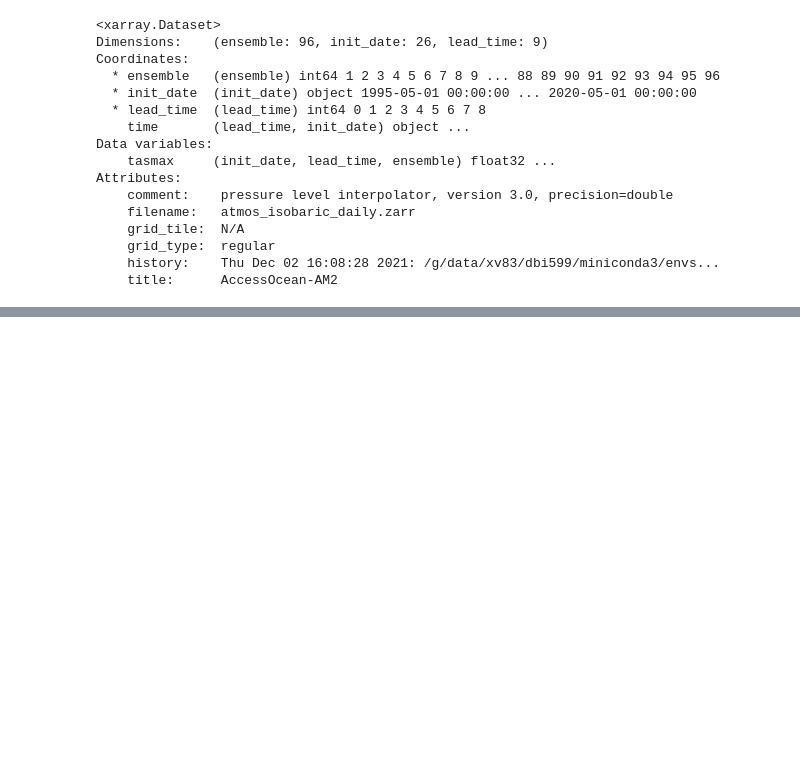
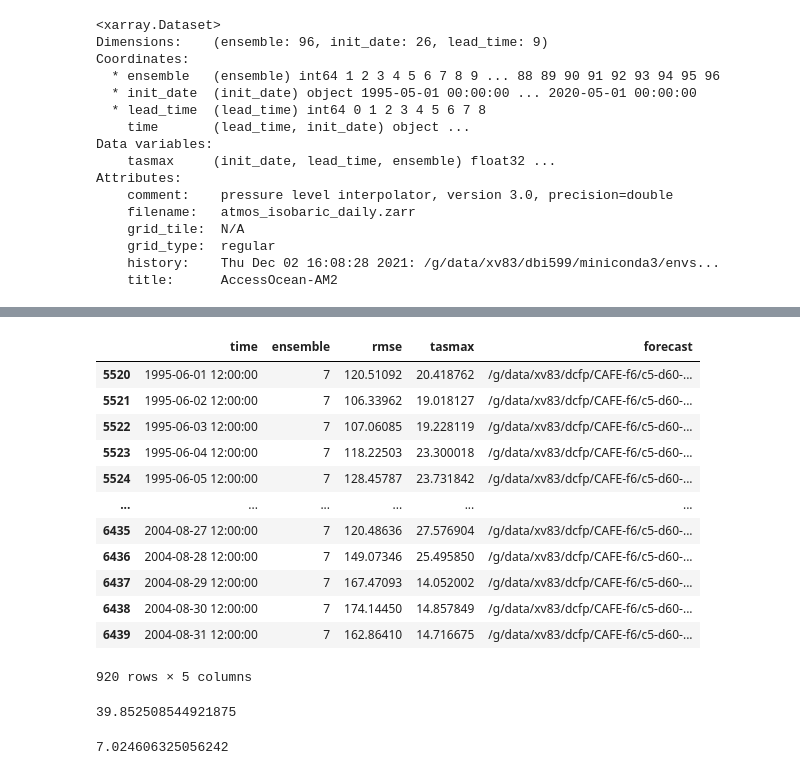
Before and after one commit to DamienIrving/seatac-txx, a Jupyter notebook: soil_moisture.ipynb, the cells around one changed output, grey strips where cells are left out. Drawn from its saved outputs; the diff is of its cells as text; code cells hidden in the pictures; blank space fills up the shorter version.

```diff
--- a/soil_moisture.ipynb
+++ b/soil_moisture.ipynb
@@ -124,0 +145,6 @@ plt.show()
+# %%
+init_date_index = 0
+year = str(ds_txx_may['init_date'].values[init_date_index].year)
+month = str(ds_txx_may['init_date'].values[init_date_index].month).zfill(2)
+day = str(ds_txx_may['init_date'].values[init_date_index].day).zfill(2)
+forecast = f'/g/data/xv83/dcfp/CAFE-f6/c5-d60-pX-f6-{year}{month}{day}/atmos_isobaric_daily.zarr.zip'
@@ -124,0 +155,20 @@ plt.show()
+# %%
+ensemble_index = 6
+init_selection = rmse_df['forecast'] == forecast
+ensemble_selection = rmse_df['ensemble'] == ensemble_index + 1
+rmse_df_subset = rmse_df[init_selection & ensemble_selection]
+rmse_df_subset
+# %% [output]
+|  | time | ensemble | rmse | tasmax | forecast |
+| 5520 | 1995-06-01 12:00:00 | 7 | 120.51092 | 20.418762 | /g/data/xv83/dcfp/CAFE-f6/c5-d60-... |
+| 5521 | 1995-06-02 12:00:00 | 7 | 106.33962 | 19.018127 | /g/data/xv83/dcfp/CAFE-f6/c5-d60-... |
+| 5522 | 1995-06-03 12:00:00 | 7 | 107.06085 | 19.228119 | /g/data/xv83/dcfp/CAFE-f6/c5-d60-... |
+| 5523 | 1995-06-04 12:00:00 | 7 | 118.22503 | 23.300018 | /g/data/xv83/dcfp/CAFE-f6/c5-d60-... |
+| 5524 | 1995-06-05 12:00:00 | 7 | 128.45787 | 23.731842 | /g/data/xv83/dcfp/CAFE-f6/c5-d60-... |
+| ... | ... | ... | ... | ... | ... |
+| 6435 | 2004-08-27 12:00:00 | 7 | 120.48636 | 27.576904 | /g/data/xv83/dcfp/CAFE-f6/c5-d60-... |
+| 6436 | 2004-08-28 12:00:00 | 7 | 149.07346 | 25.495850 | /g/data/xv83/dcfp/CAFE-f6/c5-d60-... |
+| 6437 | 2004-08-29 12:00:00 | 7 | 167.47093 | 14.052002 | /g/data/xv83/dcfp/CAFE-f6/c5-d60-... |
+| 6438 | 2004-08-30 12:00:00 | 7 | 174.14450 | 14.857849 | /g/data/xv83/dcfp/CAFE-f6/c5-d60-... |
+| 6439 | 2004-08-31 12:00:00 | 7 | 162.86410 | 14.716675 | /g/data/xv83/dcfp/CAFE-f6/c5-d60-... |
+920 rows × 5 columns
@@ -124,0 +179,8 @@ plt.show()
+# %%
+txx
+# %% [output]
+39.852508544921875
+# %%
+water
+# %% [output]
+7.024606325056242
```
Also changed, not shown: parts of 14 cells of this notebook.
